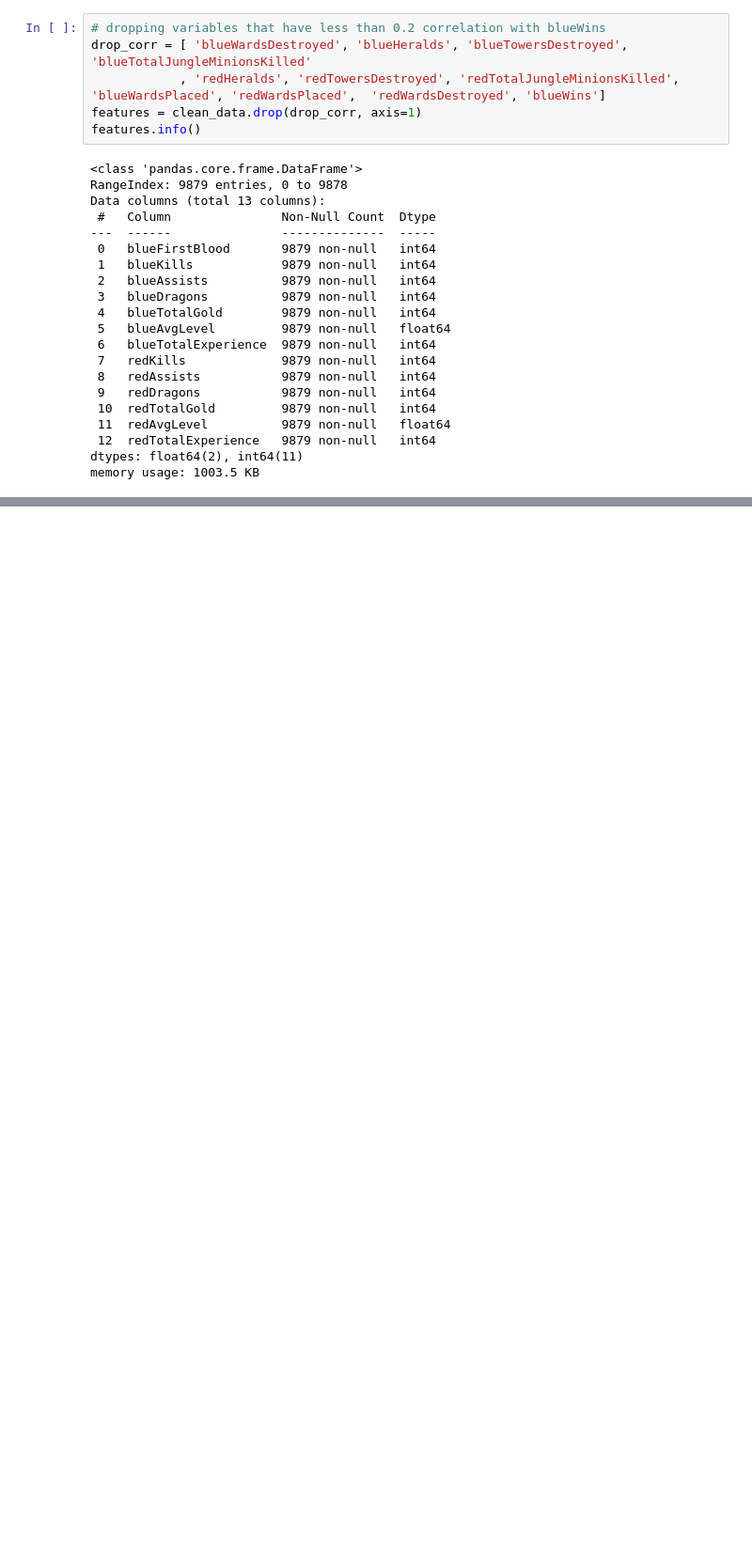
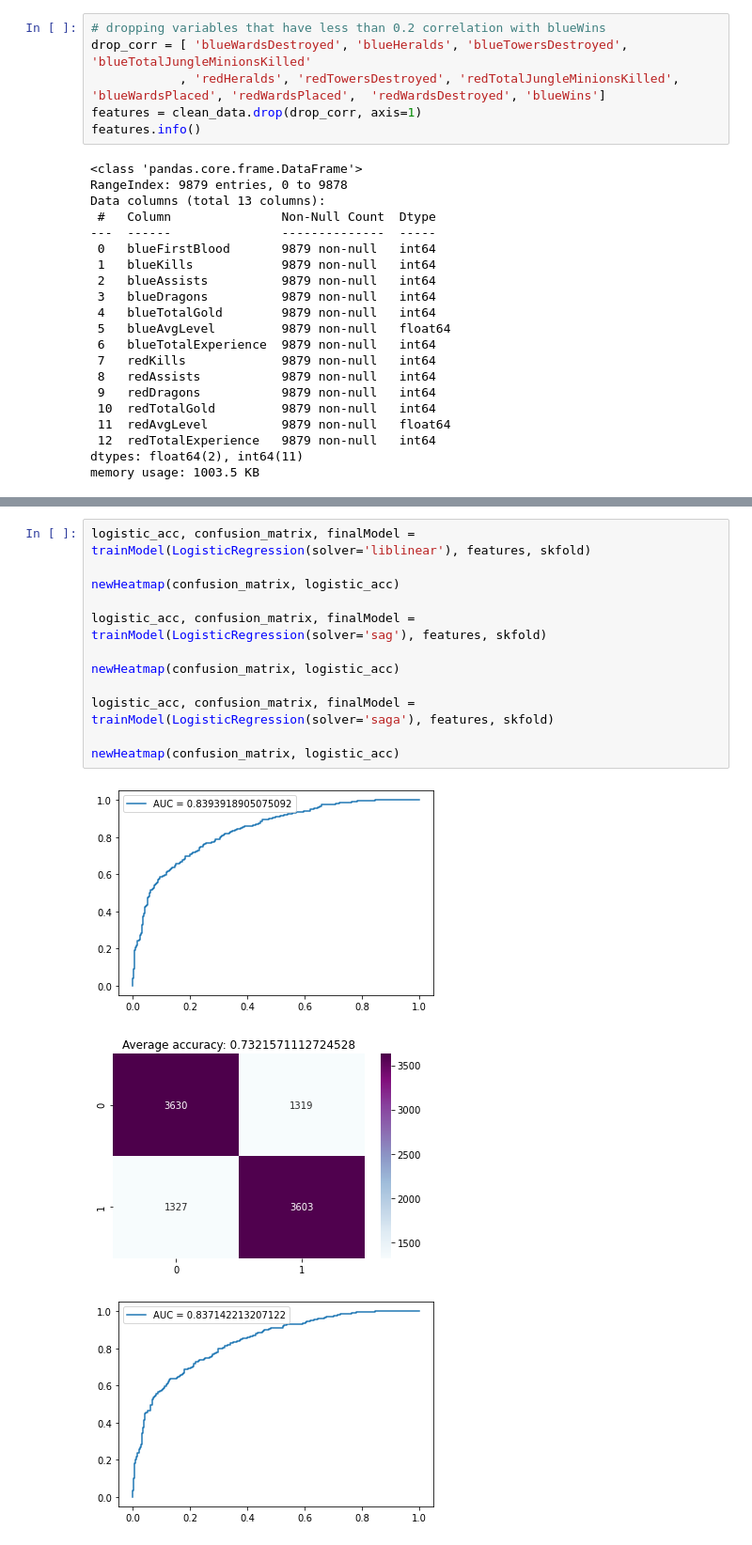
Before and after one commit to ivanbosch/IntroToAI, a Jupyter notebook: src/league.ipynb, the cells around one changed output, grey strips where cells are left out. Shown at 94% size. Drawn from its saved outputs; the diff is of its cells as text; blank space fills up the shorter version.

```diff
--- a/src/league.ipynb
+++ b/src/league.ipynb
@@ -171,0 +177,16 @@ Text(0.5, 1.0, 'Average accuracy: 0.73154982382306')
+# %%
+logistic_acc, confusion_matrix, finalModel = trainModel(LogisticRegression(solver='liblinear'), features, skfold)
+
+newHeatmap(confusion_matrix, logistic_acc)
+
+logistic_acc, confusion_matrix, finalModel = trainModel(LogisticRegression(solver='sag'), features, skfold)
+
+newHeatmap(confusion_matrix, logistic_acc)
+
+logistic_acc, confusion_matrix, finalModel = trainModel(LogisticRegression(solver='saga'), features, skfold)
+
+newHeatmap(confusion_matrix, logistic_acc)
+# %% [output]
+[figure, added]
+[figure, added]
+[figure, added]
```
Also changed, not shown: parts of 5 cells of this notebook.
